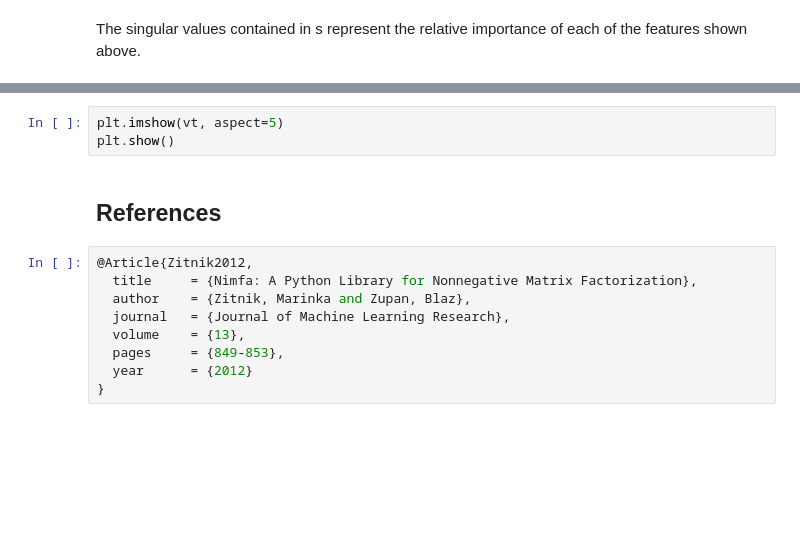
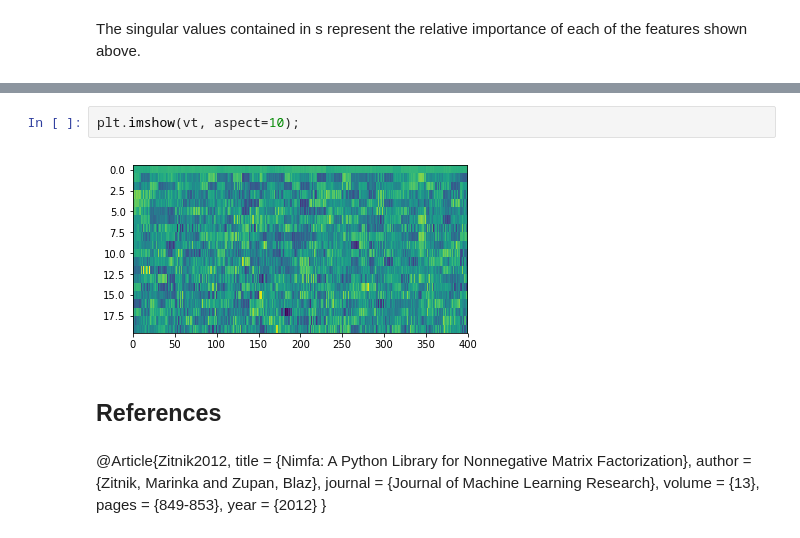
Before and after one commit to matsumotosan/numerical-linear-algebra, a Jupyter notebook: Facial Decomposition with NMF and SVD.ipynb, the cells around one changed output, grey strips where cells are left out. Cells and saved outputs as stored; diff of their text form; blank space fills up the shorter version.

```diff
--- a/Facial Decomposition with NMF and SVD.ipynb
+++ b/Facial Decomposition with NMF and SVD.ipynb
@@ -368,14 +422,15 @@ Just as
 # %%
-plt.imshow(vt, aspect=5)
-plt.show()
+plt.imshow(vt, aspect=10);
+# %% [output]
+[figure, added]
 # %% [markdown]
 ## References
-# %%
-@Article{Zitnik2012,
-  title     = {Nimfa: A Python Library for Nonnegative Matrix Factorization},
-  author    = {Zitnik, Marinka and Zupan, Blaz},
-  journal   = {Journal of Machine Learning Research},
-  volume    = {13},
-  pages     = {849-853},
-  year      = {2012}
-}
+# %% [markdown]
+@Article{Zitnik2012,
+  title     = {Nimfa: A Python Library for Nonnegative Matrix Factorization},
+  author    = {Zitnik, Marinka and Zupan, Blaz},
+  journal   = {Journal of Machine Learning Research},
+  volume    = {13},
+  pages     = {849-853},
+  year      = {2012}
+}
```
Also changed, not shown: parts of 39 cells of this notebook, 3 other files.
